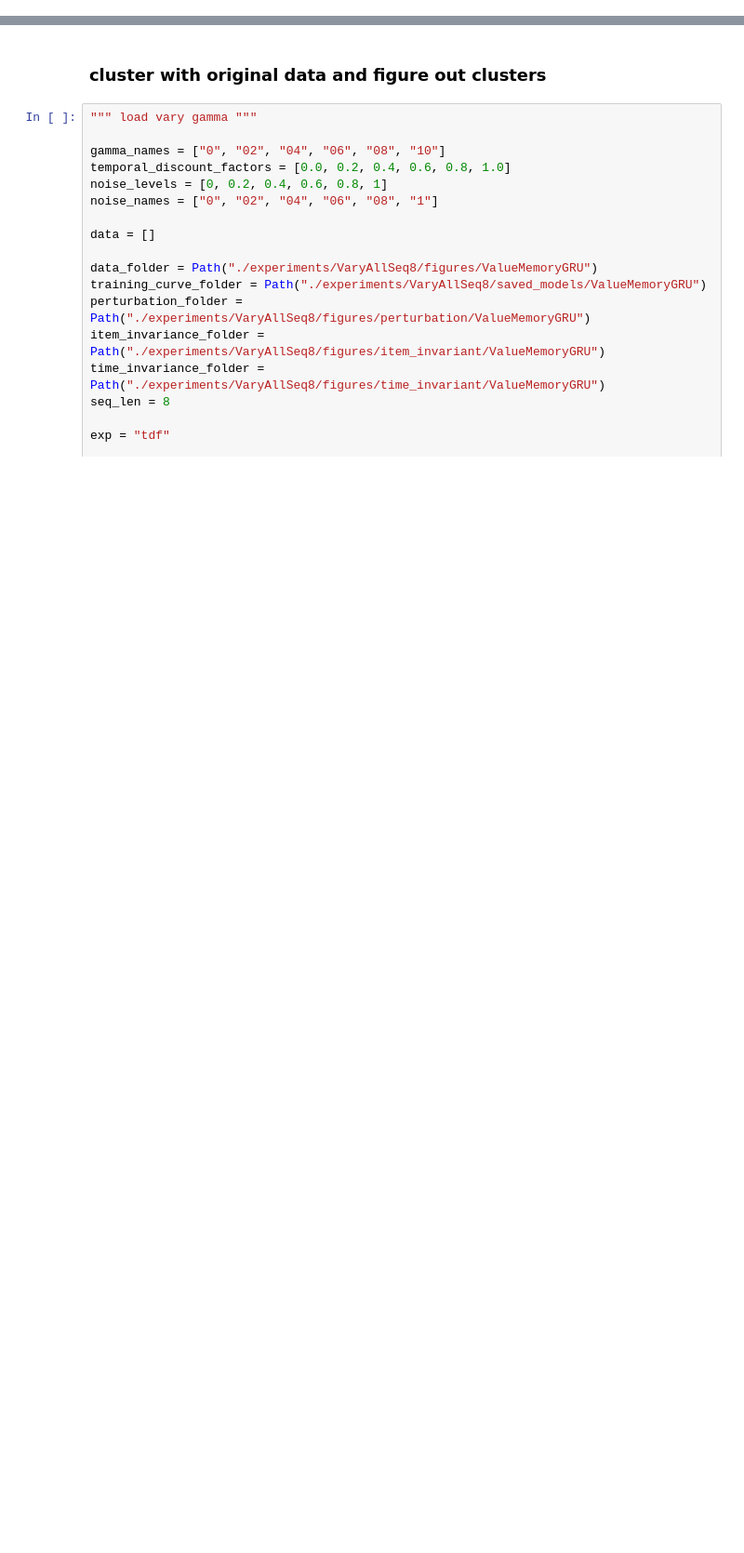
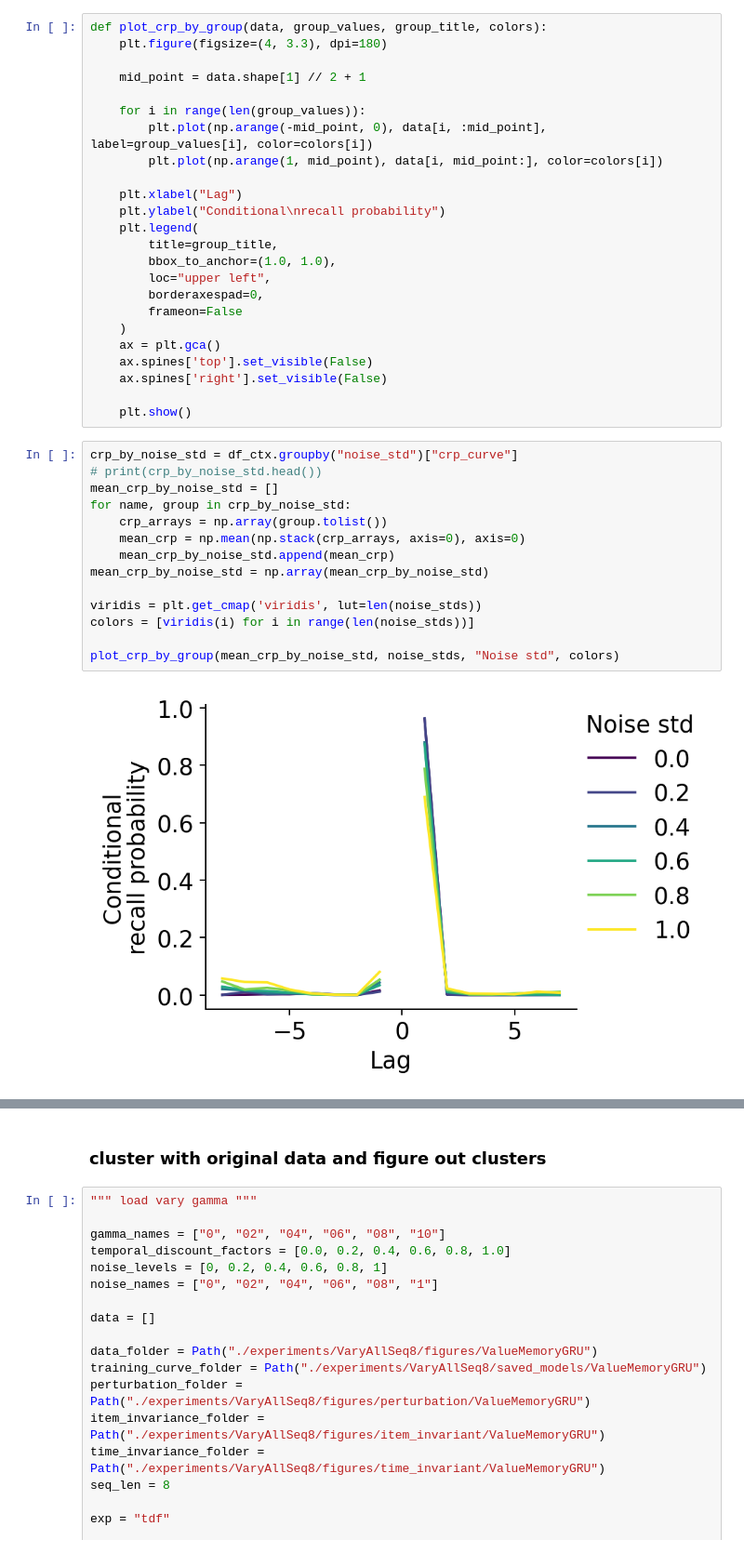
Before and after one commit to Veritaria/rnn-free-recall, a Jupyter notebook: analysis_ctx.ipynb, the cells around one changed output, grey strips where cells are left out. Shown at 93% size. Saved outputs shown, nothing was run; the diff lists cells and outputs as text; blank space fills up the shorter version.

```diff
--- a/analysis_ctx.ipynb
+++ b/analysis_ctx.ipynb
@@ -167,3 +184,43 @@ plot_mean_scatter_bar(cross_decoding_accuracy_index_mean_by_noise_std, df_ctx, "
+# %%
+def plot_crp_by_group(data, group_values, group_title, colors):
+    plt.figure(figsize=(4, 3.3), dpi=180)
+
+    mid_point = data.shape[1] // 2 + 1
+
+    for i in range(len(group_values)):
+        plt.plot(np.arange(-mid_point, 0), data[i, :mid_point], label=group_values[i], color=colors[i])
+        plt.plot(np.arange(1, mid_point), data[i, mid_point:], color=colors[i])
+
+    plt.xlabel("Lag")
+    plt.ylabel("Conditional\nrecall probability")
+    plt.legend(
+        title=group_title,
+        bbox_to_anchor=(1.0, 1.0),
+        loc="upper left",
+        borderaxespad=0,
+        frameon=False
+    )
+    ax = plt.gca()
+    ax.spines['top'].set_visible(False)
+    ax.spines['right'].set_visible(False)
+
+    plt.show()
+# %%
+crp_by_noise_std = df_ctx.groupby("noise_std")["crp_curve"]
+# print(crp_by_noise_std.head())
+mean_crp_by_noise_std = []
+for name, group in crp_by_noise_std:
+    crp_arrays = np.array(group.tolist())
+    mean_crp = np.mean(np.stack(crp_arrays, axis=0), axis=0)
+    mean_crp_by_noise_std.append(mean_crp)
+mean_crp_by_noise_std = np.array(mean_crp_by_noise_std)
+
+viridis = plt.get_cmap('viridis', lut=len(noise_stds))
+colors = [viridis(i) for i in range(len(noise_stds))]
+
+plot_crp_by_group(mean_crp_by_noise_std, noise_stds, "Noise std", colors)
+# %% [output]
+[figure, added]
 # %%
 data_samediff = []
 
```
Also changed, not shown: parts of 7 cells of this notebook, 33 other files.
